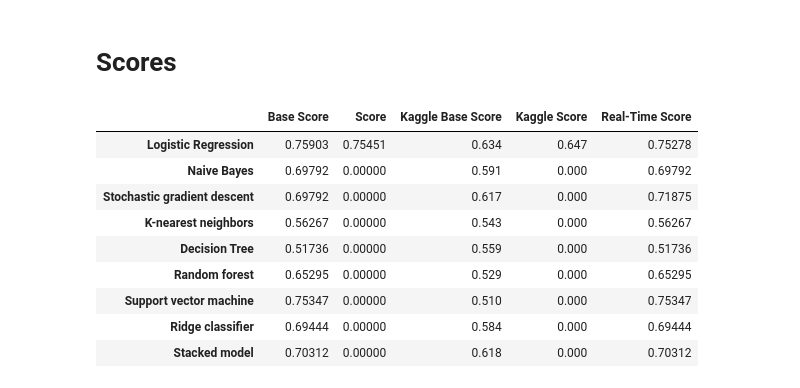
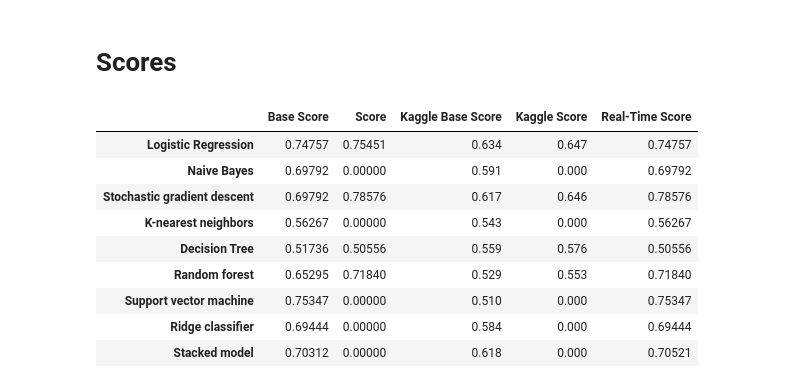
Before and after one commit to Gedas-LT/kaggle-dont-overfit, a Jupyter notebook: notebook.ipynb, the cells around one changed output. Drawn from its saved outputs; the diff is of its cells as text; code cells hidden in the pictures.

Commit message:
SelectFromModel

```diff
--- a/notebook.ipynb
+++ b/notebook.ipynb
@@ -75,7 +75,7 @@ log_reg = LogisticRegression(C=0.8, random_state=42)
 # %%
 log_pipe = Pipeline(
     steps=[
-        ("selector", SelectFromModel(estimator=log_reg, threshold="0.99*mean")),
+        ("selector", SelectFromModel(estimator=log_reg, threshold="1.5*mean")),
         ("model", log_reg)
     ]
 )
@@ -141,7 +126,7 @@ sgd = SGDClassifier()
 
 sgd_pipe = Pipeline(
     steps=[
-        ("selector", SelectFromModel(estimator=sgd, threshold="0.8*mean")),
+        ("selector", SelectFromModel(estimator=sgd, threshold="1.1*mean")),
         ("model", sgd)
     ]
 )
@@ -191,6 +200,13 @@ output.to_csv("submissions/dtree_predictions.csv", index=False)
 # %%
 forest = RandomForestClassifier()
 
-forest_scores = cross_val_score(forest, X_train, y_train, scoring="roc_auc", error_score="raise")
+forest_pipe = Pipeline(
+    steps=[
+        ("selector", SelectFromModel(estimator=forest, threshold="1.1*mean")),
+        ("model", forest)
+    ]
+)
+
+forest_scores = cross_val_score(forest_pipe, X_train, y_train, scoring="roc_auc", error_score="raise")
 print("Cross-validation score:", round(abs(forest_scores.mean()), 5))
 # %% [output]
@@ -198,3 +214,20 @@ Cross-validation score: 0.65295
+# %%
+threshold =[i * 0.1 for i in range(1, 19)]
+
+for i in threshold:
+
+    forest_pipe = Pipeline(
+        steps=[
+            ("selector", SelectFromModel(estimator=forest, threshold=f"{i}*mean")),
+            ("model", forest)
+        ]
+    )
+
+    forest_pipe.fit(X_train, y_train)
+    predictions = forest_pipe.predict(X_test)
+
+    output = pd.DataFrame({"id": test["id"], "target": predictions})
+    output.to_csv(f"submissions/temp/forest_{i}_mean.csv", index=False)
 # %%
 forest.fit(X_train, y_train)
 predictions = forest.predict(X_test)
@@ -260,7 +293,7 @@ output.to_csv("submissions/stacked_predictions.csv", index=False)
 # %% [markdown]
 # Scores
 # %%
-log_base_score = 0.75903
+log_base_score = 0.74757
 nb_base_score = 0.69792
 sgd_base_score = 0.69792
 knn_base_score = 0.56267
@@ -272,10 +305,10 @@ stacked_base_score = 0.70312
 
 log_score = 0.75451
 nb_score = 0.00000
-sgd_score = 0.71875
+sgd_score = 0.78576
 knn_score = 0.00000
-dtree_score = 0.00000
-forest_score = 0.00000
+dtree_score = 0.50556
+forest_score = 0.71840
 svm_score = 0.00000
 ridge_score = 0.00000
 stacked_score = 0.00000
@@ -289,42 +322,42 @@ kaggle_base_forest_score = 0.529
 kaggle_base_svm_score = 0.510
 kaggle_base_ridge_score = 0.584
 kaggle_base_stacked_score = 0.618
 
 kaggle_log_score = 0.647
 kaggle_nb_score = 0.00000
-kaggle_sgd_score = 0.632
+kaggle_sgd_score = 0.646
 kaggle_knn_score = 0.00000
-kaggle_dtree_score = 0.00000
-kaggle_forest_score = 0.00000
+kaggle_dtree_score = 0.576
+kaggle_forest_score = 0.553
 kaggle_svm_score = 0.00000
 kaggle_ridge_score = 0.00000
 kaggle_stacked_score = 0.00000
 
 scores_table = pd.DataFrame({"Base Score": [log_base_score, nb_base_score, sgd_base_score, knn_base_score, dtree_base_score,
                                             forest_base_score, svm_base_score, ridge_base_score, stacked_base_score],
                              "Score": [log_score, nb_score, sgd_score, knn_score, dtree_score, forest_score, svm_score, ridge_score, stacked_score],
                              "Kaggle Base Score": [kaggle_base_log_score, kaggle_base_nb_score, kaggle_base_sgd_score, kaggle_base_knn_score, kaggle_base_dtree_score,
                                                    kaggle_base_forest_score, kaggle_base_svm_score, kaggle_base_ridge_score, kaggle_base_stacked_score],
                              "Kaggle Score": [kaggle_log_score, kaggle_nb_score, kaggle_sgd_score, kaggle_knn_score, kaggle_dtree_score,
                                               kaggle_forest_score, kaggle_svm_score, kaggle_ridge_score, kaggle_stacked_score],
                              "Real-Time Score": [round(abs(log_scores.mean()), 5), round(abs(nb_scores.mean()), 5), round(abs(sgd_scores.mean()), 5),
                                                  round(abs(knn_scores.mean()), 5), round(abs(dtree_scores.mean()), 5), round(abs(forest_scores.mean()), 5),
                                                  round(abs(svm_scores.mean()), 5), round(abs(ridge_scores.mean()), 5), round(abs(stacked_scores.mean()), 5)]
                              }
                             ).set_axis(
                                  ["Logistic Regression", "Naive Bayes", "Stochastic gradient descent", "K-nearest neighbors",
                                   "Decision Tree", "Random forest", "Support vector machine", "Ridge classifier", "Stacked model"], axis="index"
                                  )
 
 scores_table
 # %% [output]
 |  | Base Score | Score | Kaggle Base Score | Kaggle Score | Real-Time Score |
-| Logistic Regression | 0.75903 | 0.75451 | 0.634 | 0.647 | 0.75278 |
+| Logistic Regression | 0.74757 | 0.75451 | 0.634 | 0.647 | 0.74757 |
 | Naive Bayes | 0.69792 | 0.00000 | 0.591 | 0.000 | 0.69792 |
-| Stochastic gradient descent | 0.69792 | 0.00000 | 0.617 | 0.000 | 0.71875 |
+| Stochastic gradient descent | 0.69792 | 0.78576 | 0.617 | 0.646 | 0.78576 |
 | K-nearest neighbors | 0.56267 | 0.00000 | 0.543 | 0.000 | 0.56267 |
-| Decision Tree | 0.51736 | 0.00000 | 0.559 | 0.000 | 0.51736 |
-| Random forest | 0.65295 | 0.00000 | 0.529 | 0.000 | 0.65295 |
+| Decision Tree | 0.51736 | 0.50556 | 0.559 | 0.576 | 0.50556 |
+| Random forest | 0.65295 | 0.71840 | 0.529 | 0.553 | 0.71840 |
 | Support vector machine | 0.75347 | 0.00000 | 0.510 | 0.000 | 0.75347 |
 | Ridge classifier | 0.69444 | 0.00000 | 0.584 | 0.000 | 0.69444 |
-| Stacked model | 0.70312 | 0.00000 | 0.618 | 0.000 | 0.70312 |
+| Stacked model | 0.70312 | 0.00000 | 0.618 | 0.000 | 0.70521 |
```
Also changed, not shown: parts of 8 cells of this notebook.
